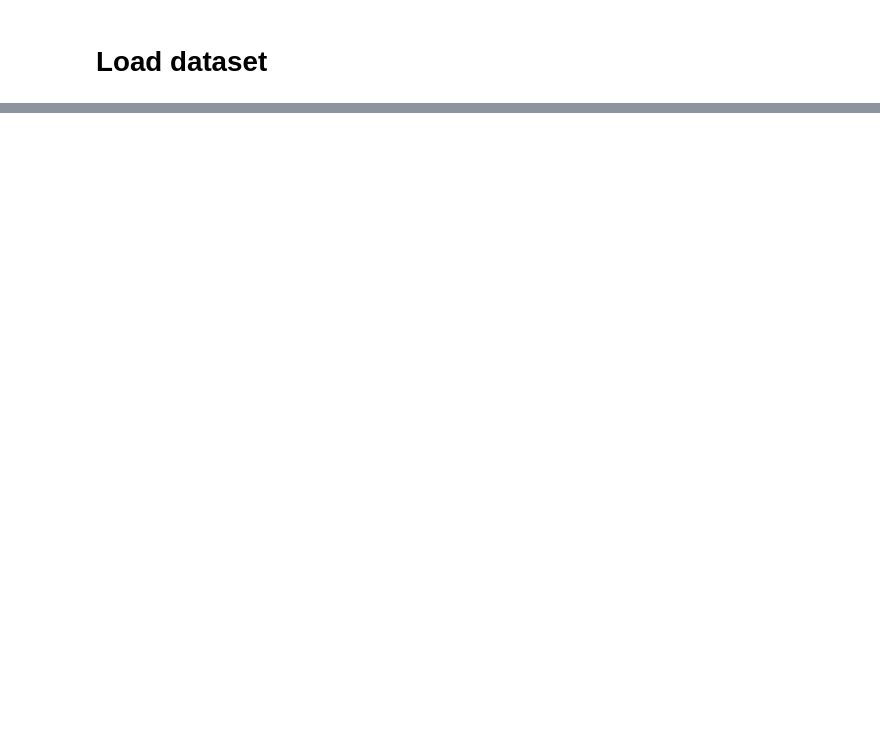
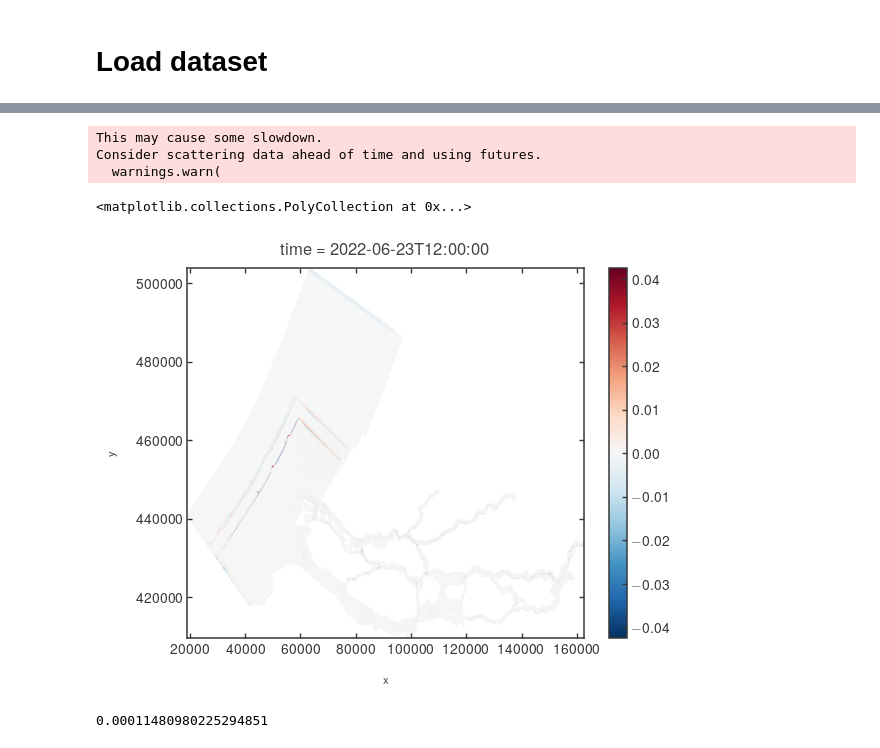
Before and after one commit to mgeraeds/pysva, a Jupyter notebook: notebooks/01_testing.ipynb, the cells around one changed output, grey strips where cells are left out. Drawn from its saved outputs; the diff is of its cells as text; code cells hidden in the pictures; blank space fills up the shorter version.

```diff
--- a/notebooks/01_testing.ipynb
+++ b/notebooks/01_testing.ipynb
@@ -519,0 +719,2 @@ sva
+# %%
+uda = uds['mesh2d_u1']
@@ -519,0 +748,7 @@ sva
+# %%
+# >> We have to determine the sign of the velocity
+# >> Determine whether the u1 value is positive or negative
+# > Get the mesh2d_nFaces numbering of the 0th column in edge_faces (from
+# >  0 -> 1 is positive)
+pos_fe = xr.where(face_edges!=fill_value, edge_faces.isel({dimn_maxef:0}).isel({dimn_edges:face_edges}), fill_value)
+pos_fe = pos_fe.where(face_edges_validbool, -1)
@@ -519,0 +909,2 @@ sva
+# %%
+div = compute_divergence_on_face(sva_obj, sva_obj.velu1)
@@ -519,0 +1051,8 @@ sva
+# %%
+(div).isel(time=20, mesh2d_nLayers=45).ugrid.plot()
+# %% [output]
+This may cause some slowdown.
+Consider scattering data ahead of time and using futures.
+  warnings.warn(
+<matplotlib.collections.PolyCollection at 0x...>
+[figure, added]
@@ -519,0 +1061,4 @@ sva
+# %%
+f
+# %% [output]
+0.00011480980225294851
```
Also changed, not shown: parts of 72 cells of this notebook.
